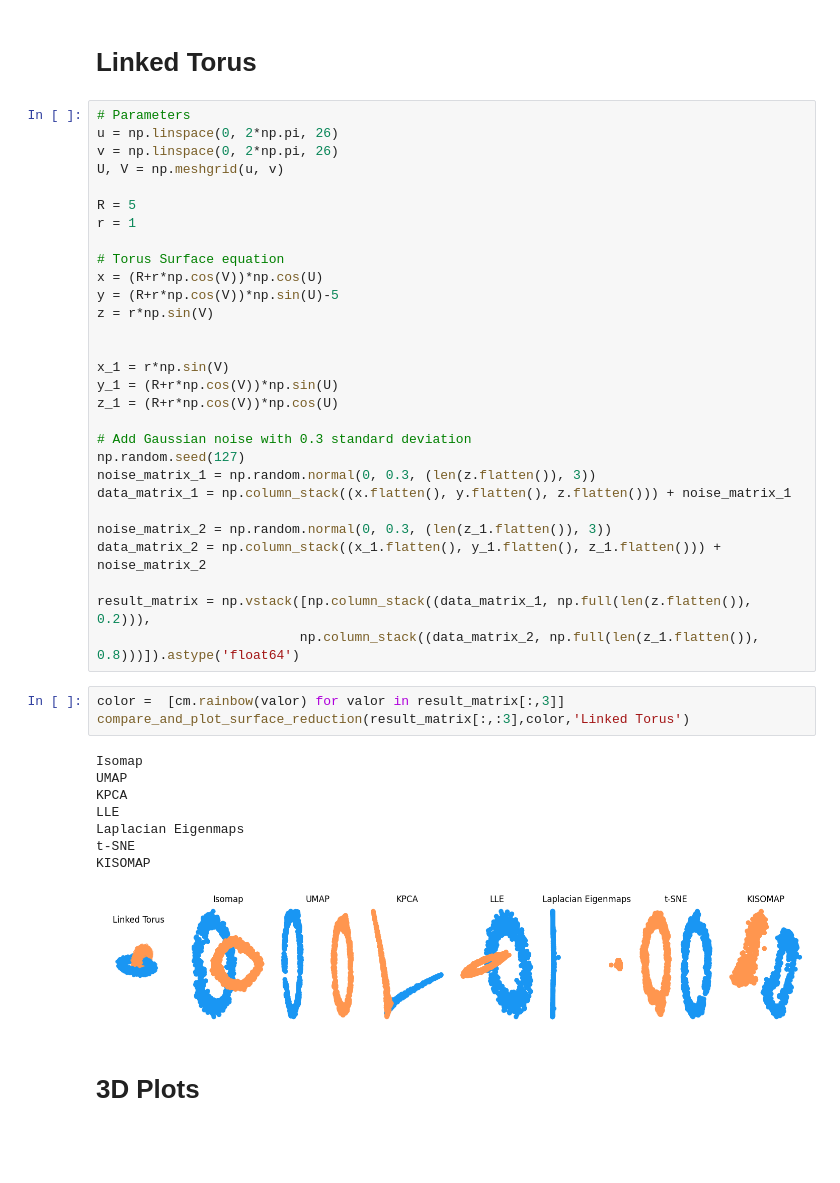
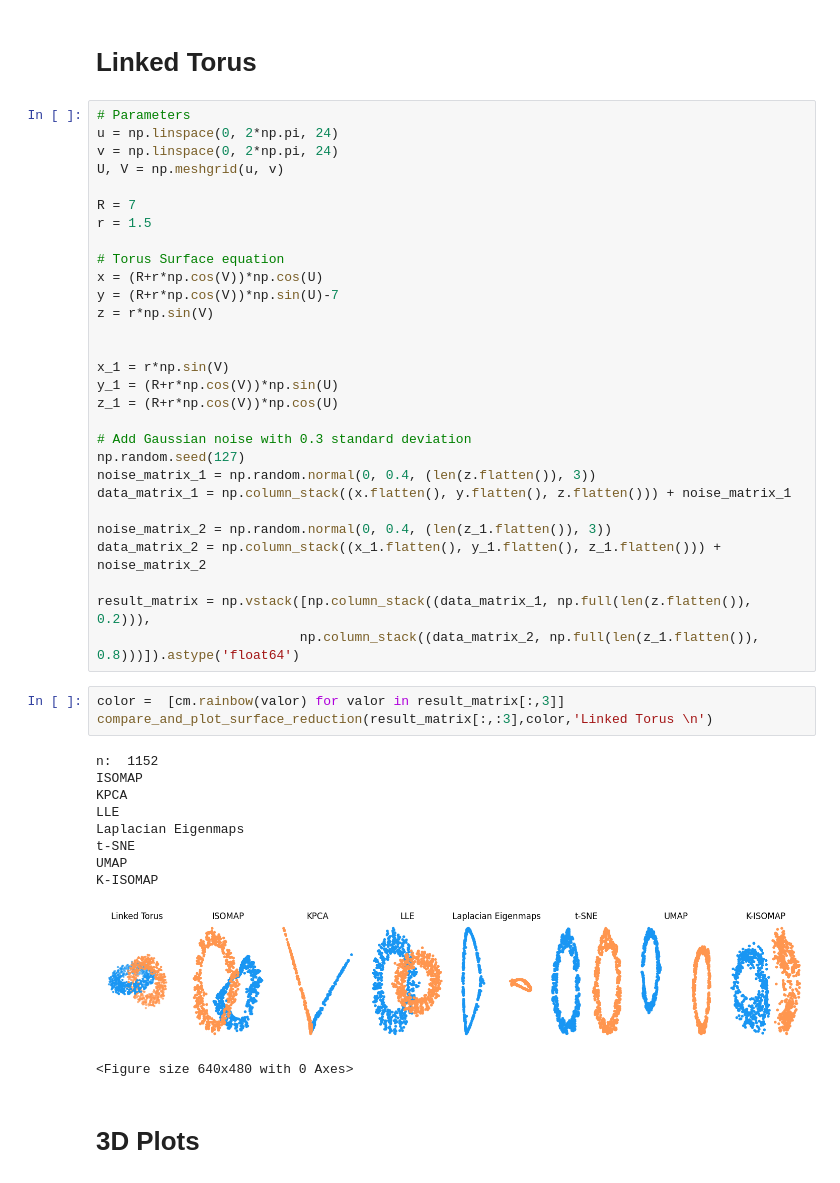
Before and after one commit to gustavochavari/curvature-based-isomap, a Jupyter notebook: experiments/other_datasets.ipynb, the cells around one changed output. Cells and saved outputs as stored; diff of their text form; blank space fills up the shorter version.

```diff
--- a/experiments/other_datasets.ipynb
+++ b/experiments/other_datasets.ipynb
@@ -566,16 +703,16 @@ KISOMAP
 # Linked Torus
 # %%
 # Parameters
-u = np.linspace(0, 2*np.pi, 26)
-v = np.linspace(0, 2*np.pi, 26)
+u = np.linspace(0, 2*np.pi, 24)
+v = np.linspace(0, 2*np.pi, 24)
 U, V = np.meshgrid(u, v)
 
-R = 5
-r = 1
+R = 7
+r = 1.5
 
 # Torus Surface equation
 x = (R+r*np.cos(V))*np.cos(U)
-y = (R+r*np.cos(V))*np.sin(U)-5
+y = (R+r*np.cos(V))*np.sin(U)-7
 z = r*np.sin(V)
 
 
@@ -585,26 +722,28 @@ z_1 = (R+r*np.cos(V))*np.cos(U)
 
 # Add Gaussian noise with 0.3 standard deviation
 np.random.seed(127)
-noise_matrix_1 = np.random.normal(0, 0.3, (len(z.flatten()), 3))
+noise_matrix_1 = np.random.normal(0, 0.4, (len(z.flatten()), 3))
 data_matrix_1 = np.column_stack((x.flatten(), y.flatten(), z.flatten())) + noise_matrix_1
 
-noise_matrix_2 = np.random.normal(0, 0.3, (len(z_1.flatten()), 3))
+noise_matrix_2 = np.random.normal(0, 0.4, (len(z_1.flatten()), 3))
 data_matrix_2 = np.column_stack((x_1.flatten(), y_1.flatten(), z_1.flatten())) + noise_matrix_2
 
 result_matrix = np.vstack([np.column_stack((data_matrix_1, np.full(len(z.flatten()), 0.2))),
                           np.column_stack((data_matrix_2, np.full(len(z_1.flatten()), 0.8)))]).astype('float64')
 # %%
 color =  [cm.rainbow(valor) for valor in result_matrix[:,3]]
-compare_and_plot_surface_reduction(result_matrix[:,:3],color,'Linked Torus')
+compare_and_plot_surface_reduction(result_matrix[:,:3],color,'Linked Torus \n')
 # %% [output]
-Isomap
-UMAP
+n:  1152
+ISOMAP
 KPCA
 LLE
 Laplacian Eigenmaps
 t-SNE
-KISOMAP
+UMAP
+K-ISOMAP
-[figure, old version]
+[figure, new version]
+<Figure size 640x480 with 0 Axes>
 # %% [markdown]
 # 3D Plots
 # %%
```
Also changed, not shown: parts of 24 cells of this notebook, 5 other files.
